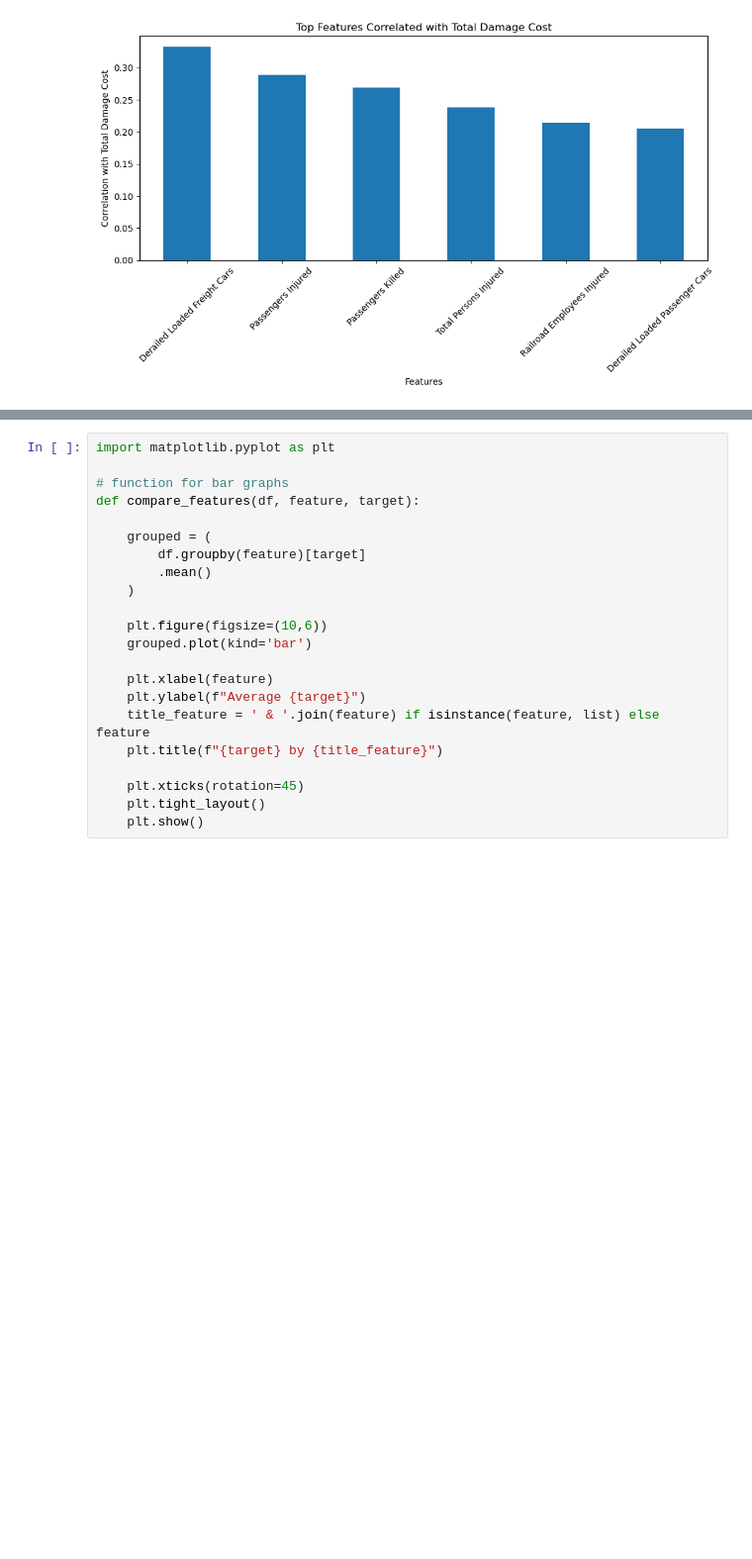
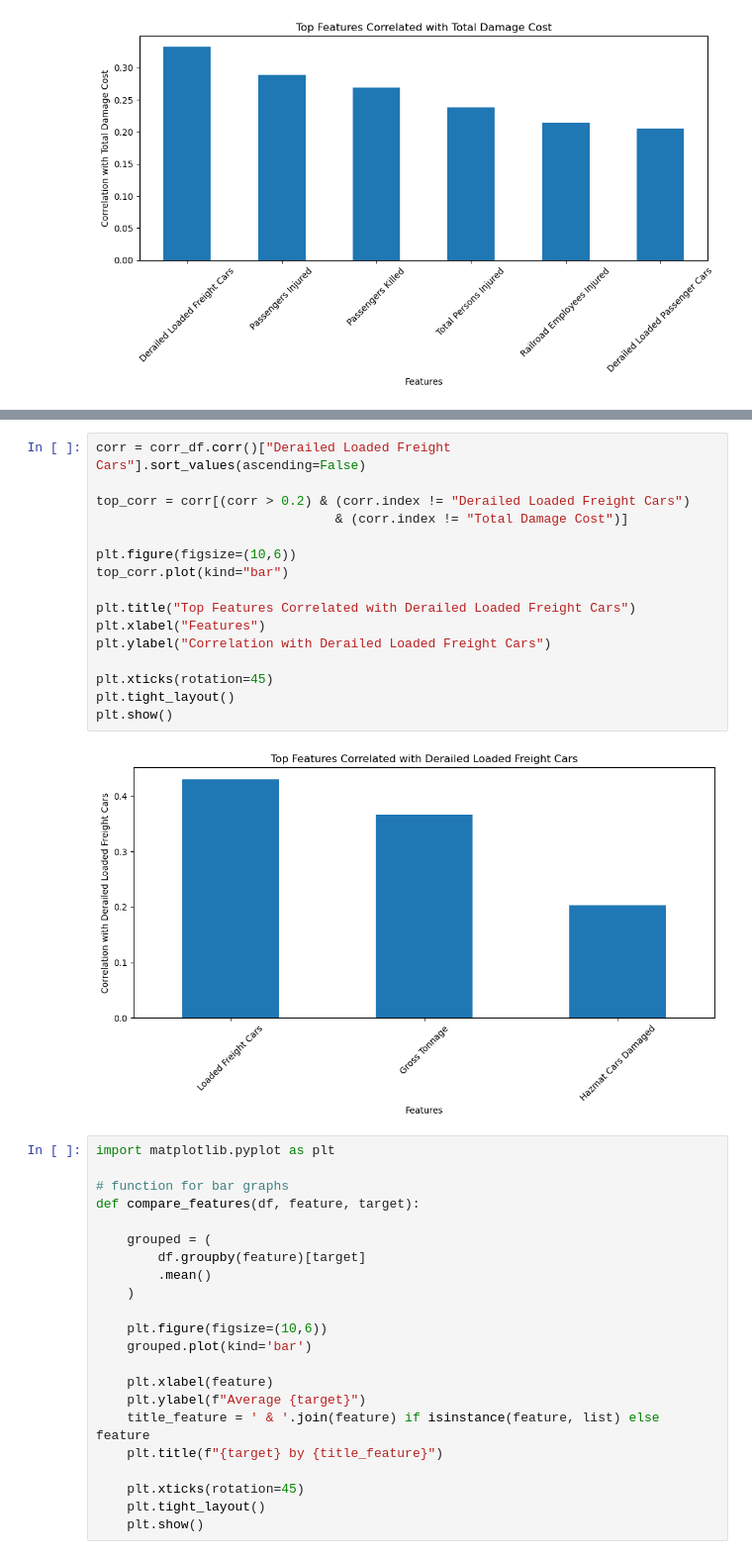
Before and after one commit to TimothyHHMai/rail-risk-census-analysis-521, a Jupyter notebook: notebooks/featureSelection.ipynb, the cells around one changed output, grey strips where cells are left out. Shown at 99% size. Saved outputs shown, nothing was run; the diff lists cells and outputs as text; blank space fills up the shorter version.

```diff
--- a/notebooks/featureSelection.ipynb
+++ b/notebooks/featureSelection.ipynb
@@ -168,3 +176,21 @@ plt.show()
+# %%
+corr = corr_df.corr()["Derailed Loaded Freight Cars"].sort_values(ascending=False)
+
+top_corr = corr[(corr > 0.2) & (corr.index != "Derailed Loaded Freight Cars")
+                               & (corr.index != "Total Damage Cost")]
+
+plt.figure(figsize=(10,6))
+top_corr.plot(kind="bar")
+
+plt.title("Top Features Correlated with Derailed Loaded Freight Cars")
+plt.xlabel("Features")
+plt.ylabel("Correlation with Derailed Loaded Freight Cars")
+
+plt.xticks(rotation=45)
+plt.tight_layout()
+plt.show()
+# %% [output]
+[figure, added]
 # %%
 import matplotlib.pyplot as plt
 
```
Also changed, not shown: parts of 4 cells of this notebook.
